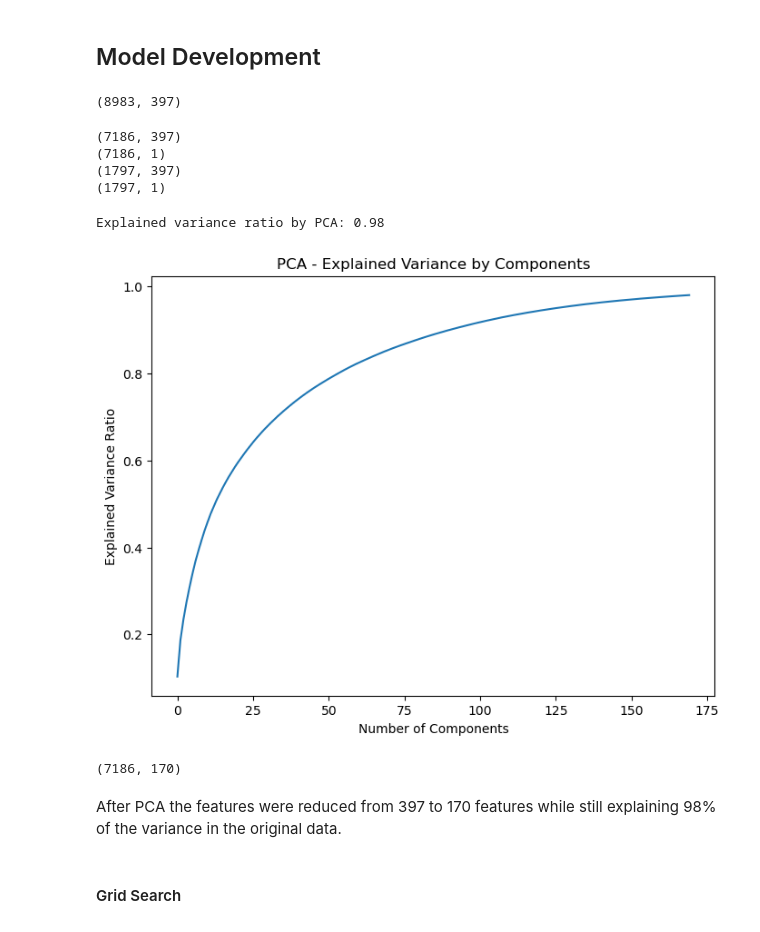
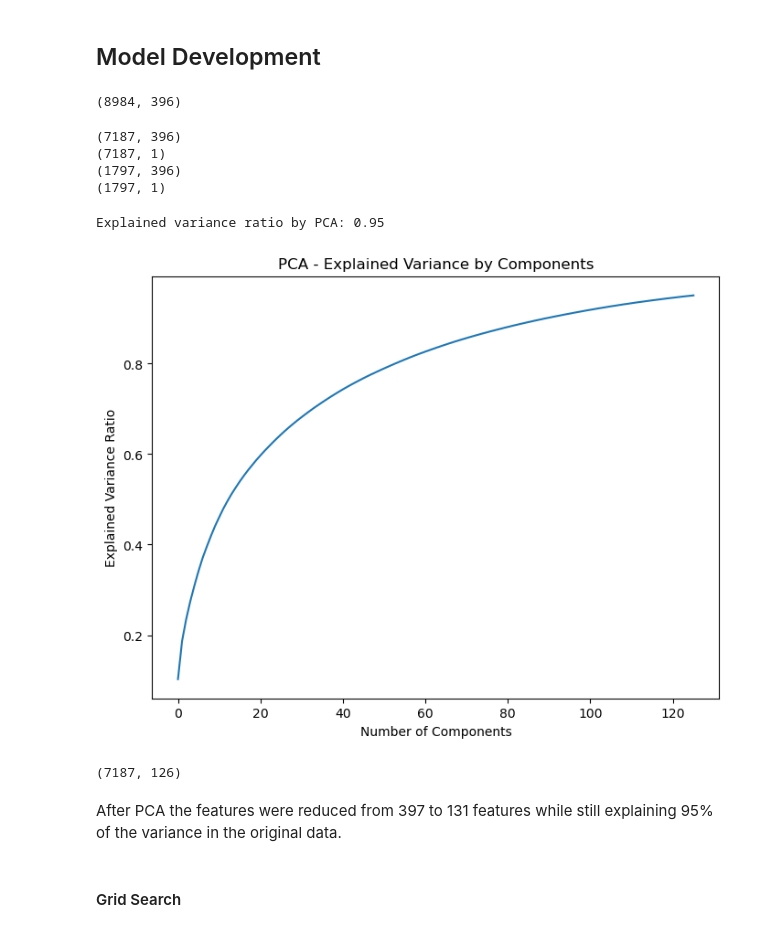
Before and after one commit to charlesRepo/data-science-course-final-project, a Jupyter notebook: notebooks/main.ipynb, the cells around one changed output. Saved outputs shown, nothing was run; the diff lists cells and outputs as text; code cells hidden in the pictures.

```diff
--- a/notebooks/main.ipynb
+++ b/notebooks/main.ipynb
@@ -620,7 +622,23 @@ plt.grid(True)
 plt.show()
 # %% [output]
 [figure]
+# %%
+def load_or_generate_embeddings(df, embeddings_file='../data/topic_embeddings.csv'):
+    # Check if the CSV file with the embeddings exists
+    if os.path.exists(embeddings_file):
+        # If the file exists, load the embeddings from the CSV file
+        print("Loading embeddings from CSV file...")
+        df_with_embeddings = pd.read_csv(embeddings_file)
+    else:
+        # If the file doesn't exist, generate the embeddings
+        print("Generating topic embeddings...")
+        df_with_embeddings = convert_topics_to_embeddings(df)
+
+        # Save the embeddings to a CSV file
+        df_with_embeddings.to_csv(embeddings_file, index=False)
+
+    return df_with_embeddings
 # %%
-df_main = convert_topics_to_embeddings(df_main)
+df_main = load_or_generate_embeddings(df_main)
 df_main.head()
 # %% [output]
@@ -763,6 +779,8 @@ min        1.000000       1.000000
 max    45377.000000  186449.000000
 # %%
 # Since the min num_release is 6 of I'll create 5 lag features. Otherwise a higher number will lead to lots of NaN values.
-df_cleaned_with_lag = add_lag_features_based_on_target(df_cleaned, num=5)
+n_lag_features = 4
+df_cleaned_with_lag = add_lag_features_based_on_target(df_cleaned, num=n_lag_features)
+print(df_cleaned_with_lag.shape)
 df_cleaned_with_lag.head()
 # %% [output]
@@ -851,7 +872,7 @@ y = df_cleaned_with_lag['growth_score'].values
 
 X.shape
 # %% [output]
-(8983, 397)
+(8984, 396)
 # %%
 # Split the data into testing and training
 from sklearn.model_selection import train_test_split
@@ -876,33 +897,33 @@ print(y_train_scaled.shape)
 print(X_test_scaled.shape)
 print(y_test_scaled.shape)
 # %% [output]
-(7186, 397)
-(7186, 1)
-(1797, 397)
+(7187, 396)
+(7187, 1)
+(1797, 396)
 (1797, 1)
 # %%
-# Set the number of components to retain - 98% of features
-pca = PCA(n_components=0.98)
+# Set the number of components to retain - 95% of features
+pca = PCA(n_components=0.95)
 
 # Fit PCA on training data and transform both train and test sets
 X_train_scaled_pca = pca.fit_transform(X_train_scaled)
 X_test_scaled_pca = pca.transform(X_test_scaled)
 joblib.dump(pca, '../models/pca_model.pkl')
 
 print(f'Explained variance ratio by PCA: {np.sum(pca.explained_variance_ratio_):.2f}')
 
 plt.figure(figsize=(8, 6))
 plt.plot(np.cumsum(pca.explained_variance_ratio_))
 plt.xlabel('Number of Components')
 plt.ylabel('Explained Variance Ratio')
 plt.title('PCA - Explained Variance by Components')
 plt.show()
 
 print(X_train_scaled_pca.shape)
 # %% [output]
-Explained variance ratio by PCA: 0.98
+Explained variance ratio by PCA: 0.95
-[figure, old version]
+[figure, new version]
-(7186, 170)
+(7187, 126)
 # %% [markdown]
-After PCA the features were reduced from 397 to 170 features while still explaining 98% of the variance in the original data.
+After PCA the features were reduced from 397 to 131 features while still explaining 95% of the variance in the original data.
 # %%
```
Also changed, not shown: parts of 29 cells of this notebook, 8 other files.
